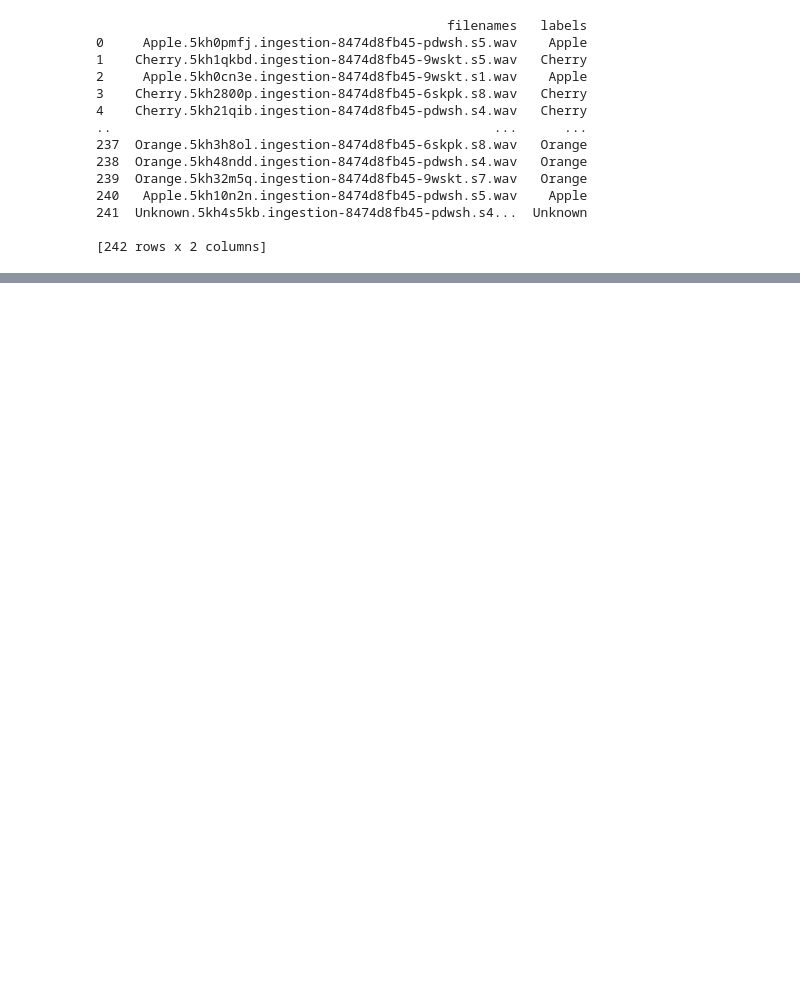
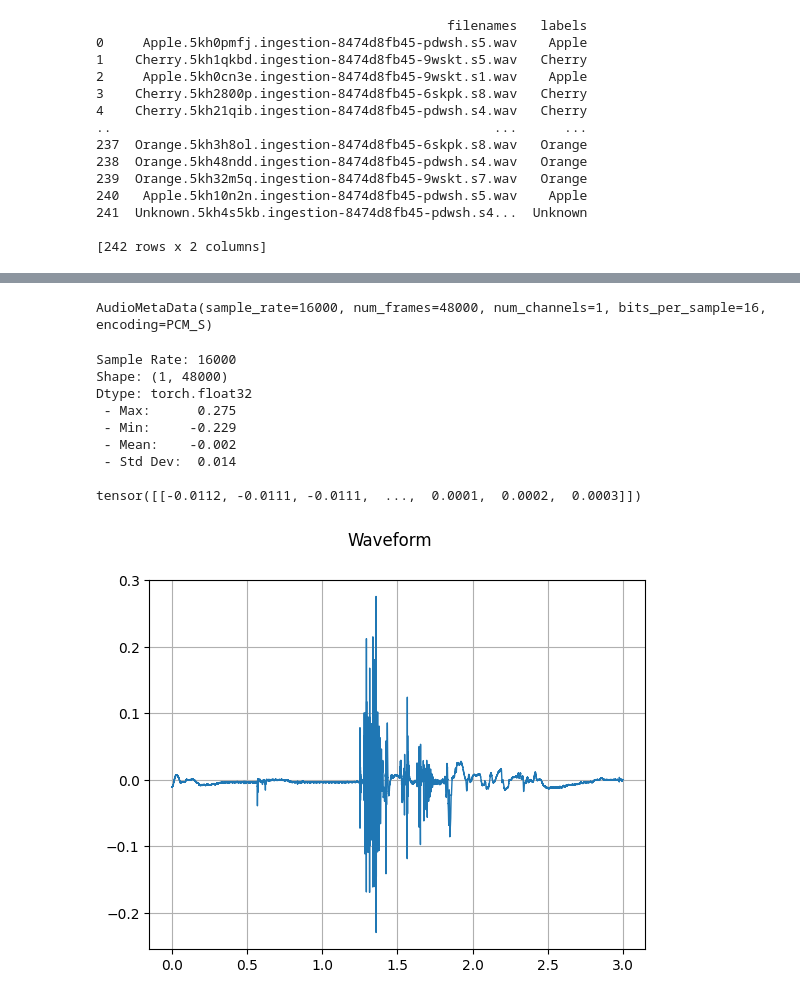
Before and after one commit to imgmaterial/AILabs, a Jupyter notebook: Labs/Lab4/Lab4.ipynb, the cells around one changed output, grey strips where cells are left out. Drawn from its saved outputs; the diff is of its cells as text; code cells hidden in the pictures; blank space fills up the shorter version.

```diff
--- a/Labs/Lab4/Lab4.ipynb
+++ b/Labs/Lab4/Lab4.ipynb
@@ -29,0 +76,38 @@ df.to_csv("labels.csv")
+# %%
+def print_stats(waveform, sample_rate=None, src=None):
+    if src:
+        print("-" * 10)
+        print("Source:", src)
+        print("-" * 10)
+    if sample_rate:
+        print("Sample Rate:", sample_rate)
+    print("Shape:", tuple(waveform.shape))
+    print("Dtype:", waveform.dtype)
+    print(f" - Max:     {waveform.max().item():6.3f}")
+    print(f" - Min:     {waveform.min().item():6.3f}")
+    print(f" - Mean:    {waveform.mean().item():6.3f}")
+    print(f" - Std Dev: {waveform.std().item():6.3f}")
+    print()
+    print(waveform)
+    print()
+# %%
+def plot_waveform(waveform, sample_rate, title="Waveform", xlim=None, ylim=None):
+    waveform = waveform.numpy()
+
+    num_channels, num_frames = waveform.shape
+    time_axis = torch.arange(0, num_frames) / sample_rate
+
+    figure, axes = plt.subplots(num_channels, 1)
+    if num_channels == 1:
+        axes = [axes]
+    for c in range(num_channels):
+        axes[c].plot(time_axis, waveform[c], linewidth=1)
+        axes[c].grid(True)
+        if num_channels > 1:
+            axes[c].set_ylabel(f"Channel {c+1}")
+        if xlim:
+            axes[c].set_xlim(xlim)
+        if ylim:
+            axes[c].set_ylim(ylim)
+    figure.suptitle(title)
+    plt.show(block=False)
@@ -29,0 +123,3 @@ df.to_csv("labels.csv")
+# %%
+test_audio:str = "Recordings/training/Apple.5kgvrcdv.ingestion-8474d8fb45-9wskt.s1.wav"
+Audio(test_audio)
@@ -29,0 +128,20 @@ df.to_csv("labels.csv")
+# %%
+metadata = torchaudio.info(test_audio)
+print(metadata)
+# %% [output]
+AudioMetaData(sample_rate=16000, num_frames=48000, num_channels=1, bits_per_sample=16, encoding=PCM_S)
+# %%
+waveform, sample_rate = torchaudio.load(test_audio)
+print_stats(waveform, sample_rate)
+plot_waveform(waveform, sample_rate)
+# %% [output]
+Sample Rate: 16000
+Shape: (1, 48000)
+Dtype: torch.float32
+ - Max:      0.275
+ - Min:     -0.229
+ - Mean:    -0.002
+ - Std Dev:  0.014
+
+tensor([[-0.0112, -0.0111, -0.0111,  ...,  0.0001,  0.0002,  0.0003]])
+[figure, added]
```
Also changed, not shown: parts of 15 cells of this notebook.
